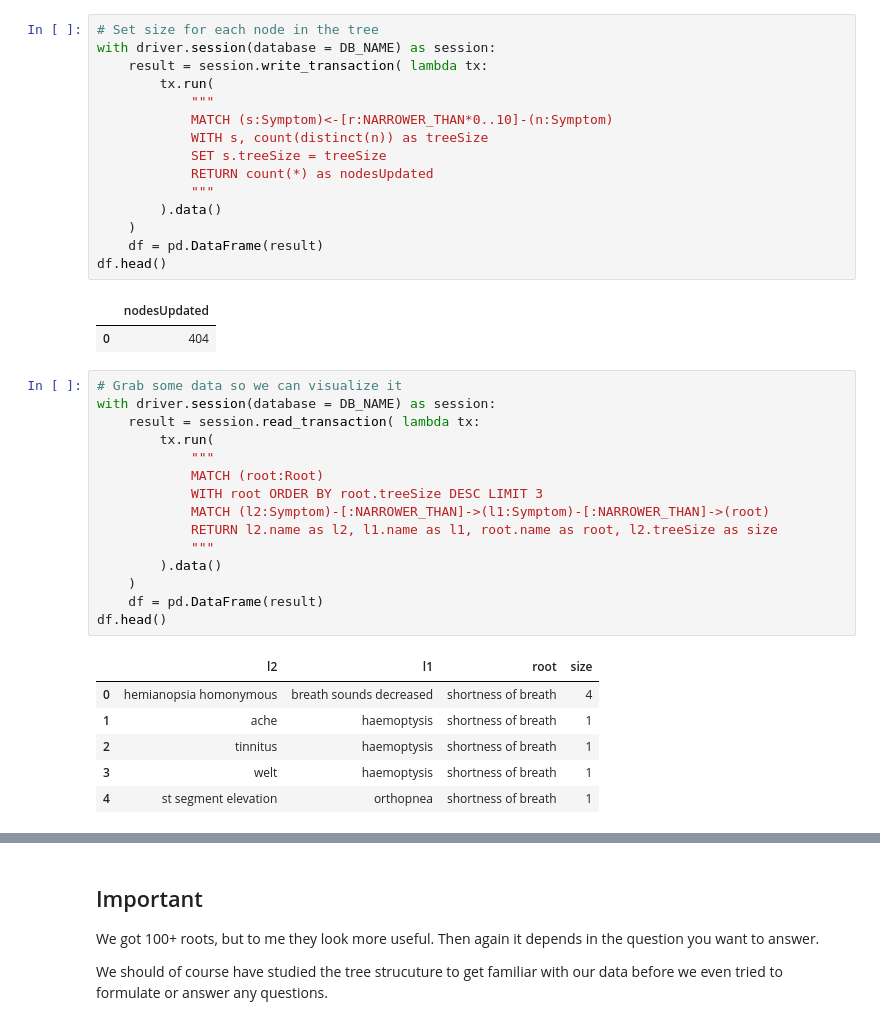
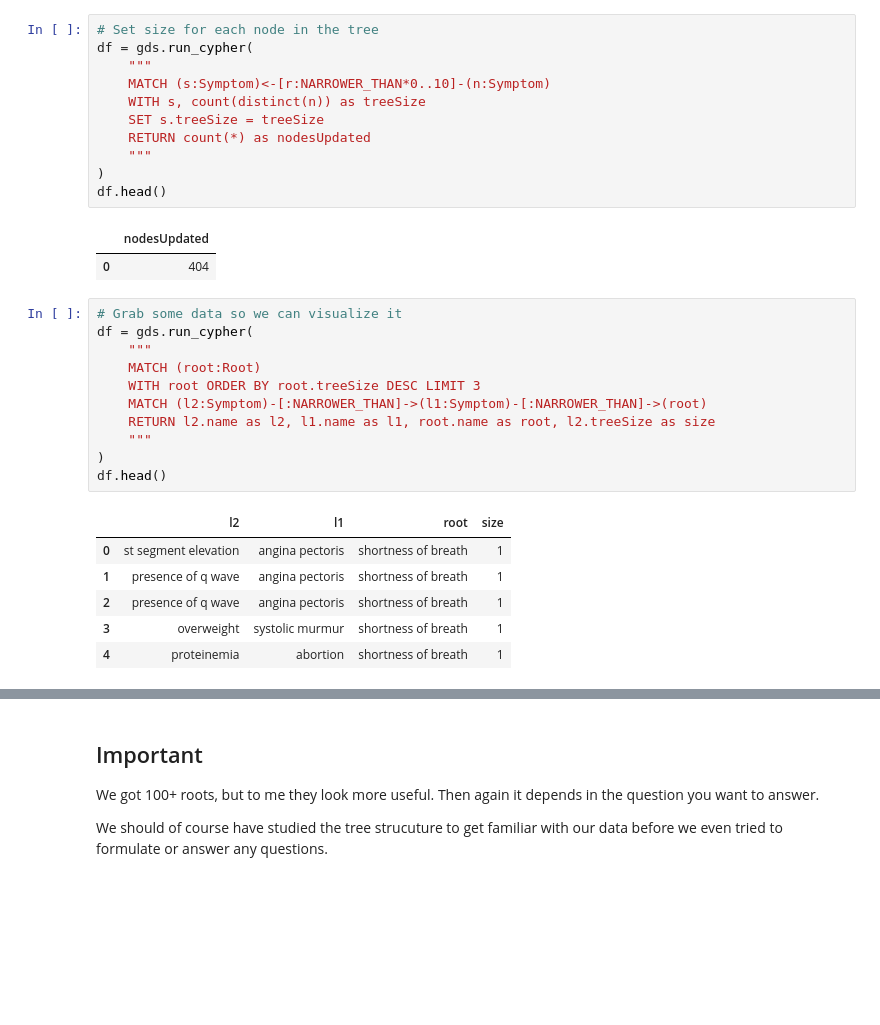
Before and after one commit to lqst/notebooks, a Jupyter notebook: symptoms.ipynb, the cells around one changed output, grey strips where cells are left out. Saved outputs shown, nothing was run; the diff lists cells and outputs as text; blank space fills up the shorter version.

Commit message:
Symptoms updated to reflect new gds client

```diff
--- a/symptoms.ipynb
+++ b/symptoms.ipynb
@@ -575,44 +468,36 @@ df.head()
 Add the Root label to the scene, size the nodes by treeSize
 # %%
 # Set size for each node in the tree
-with driver.session(database = DB_NAME) as session:
-    result = session.write_transaction( lambda tx:
-        tx.run(
-            """
-            MATCH (s:Symptom)<-[r:NARROWER_THAN*0..10]-(n:Symptom)
-            WITH s, count(distinct(n)) as treeSize
-            SET s.treeSize = treeSize
-            RETURN count(*) as nodesUpdated
-            """
-        ).data()
-    )
-    df = pd.DataFrame(result)
+df = gds.run_cypher(
+    """
+    MATCH (s:Symptom)<-[r:NARROWER_THAN*0..10]-(n:Symptom)
+    WITH s, count(distinct(n)) as treeSize
+    SET s.treeSize = treeSize
+    RETURN count(*) as nodesUpdated
+    """
+)
 df.head()
 # %% [output]
 |  | nodesUpdated |
 | 0 | 404 |
 # %%
 # Grab some data so we can visualize it
-with driver.session(database = DB_NAME) as session:
-    result = session.read_transaction( lambda tx:
-        tx.run(
-            """
-            MATCH (root:Root)
-            WITH root ORDER BY root.treeSize DESC LIMIT 3
-            MATCH (l2:Symptom)-[:NARROWER_THAN]->(l1:Symptom)-[:NARROWER_THAN]->(root)
-            RETURN l2.name as l2, l1.name as l1, root.name as root, l2.treeSize as size
-            """
-        ).data()
-    )
-    df = pd.DataFrame(result)
+df = gds.run_cypher(
+    """
+    MATCH (root:Root)
+    WITH root ORDER BY root.treeSize DESC LIMIT 3
+    MATCH (l2:Symptom)-[:NARROWER_THAN]->(l1:Symptom)-[:NARROWER_THAN]->(root)
+    RETURN l2.name as l2, l1.name as l1, root.name as root, l2.treeSize as size
+    """
+)
 df.head()
 # %% [output]
 |  | l2 | l1 | root | size |
-| 0 | hemianopsia homonymous | breath sounds decreased | shortness of breath | 4 |
-| 1 | ache | haemoptysis | shortness of breath | 1 |
-| 2 | tinnitus | haemoptysis | shortness of breath | 1 |
-| 3 | welt | haemoptysis | shortness of breath | 1 |
-| 4 | st segment elevation | orthopnea | shortness of breath | 1 |
+| 0 | st segment elevation | angina pectoris | shortness of breath | 1 |
+| 1 | presence of q wave | angina pectoris | shortness of breath | 1 |
+| 2 | presence of q wave | angina pectoris | shortness of breath | 1 |
+| 3 | overweight | systolic murmur | shortness of breath | 1 |
+| 4 | proteinemia | abortion | shortness of breath | 1 |
 # %%
 fig = px.sunburst(df, path=['root', 'l1', 'l2'], values='size', color='root')
 fig.update_layout(title_text="Symptoms Hierarchy", font_size=10)
```
Also changed, not shown: parts of 35 cells of this notebook.
